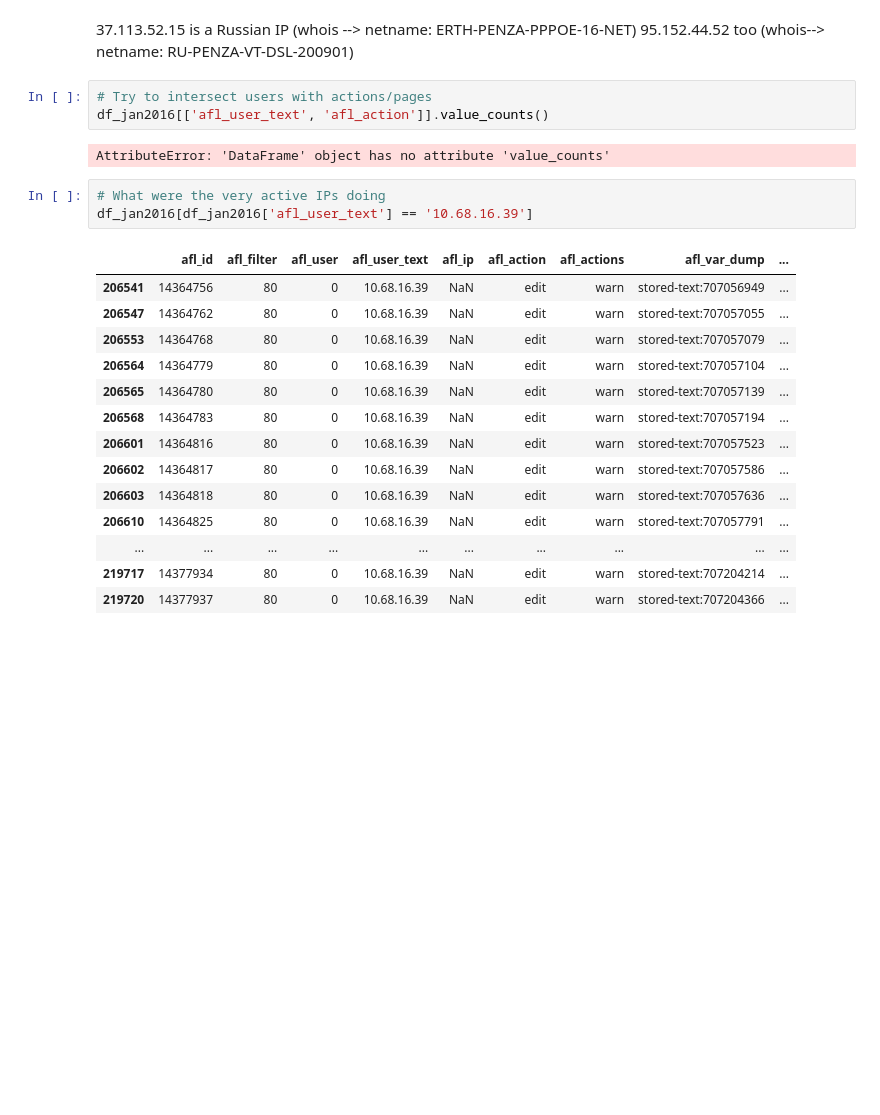
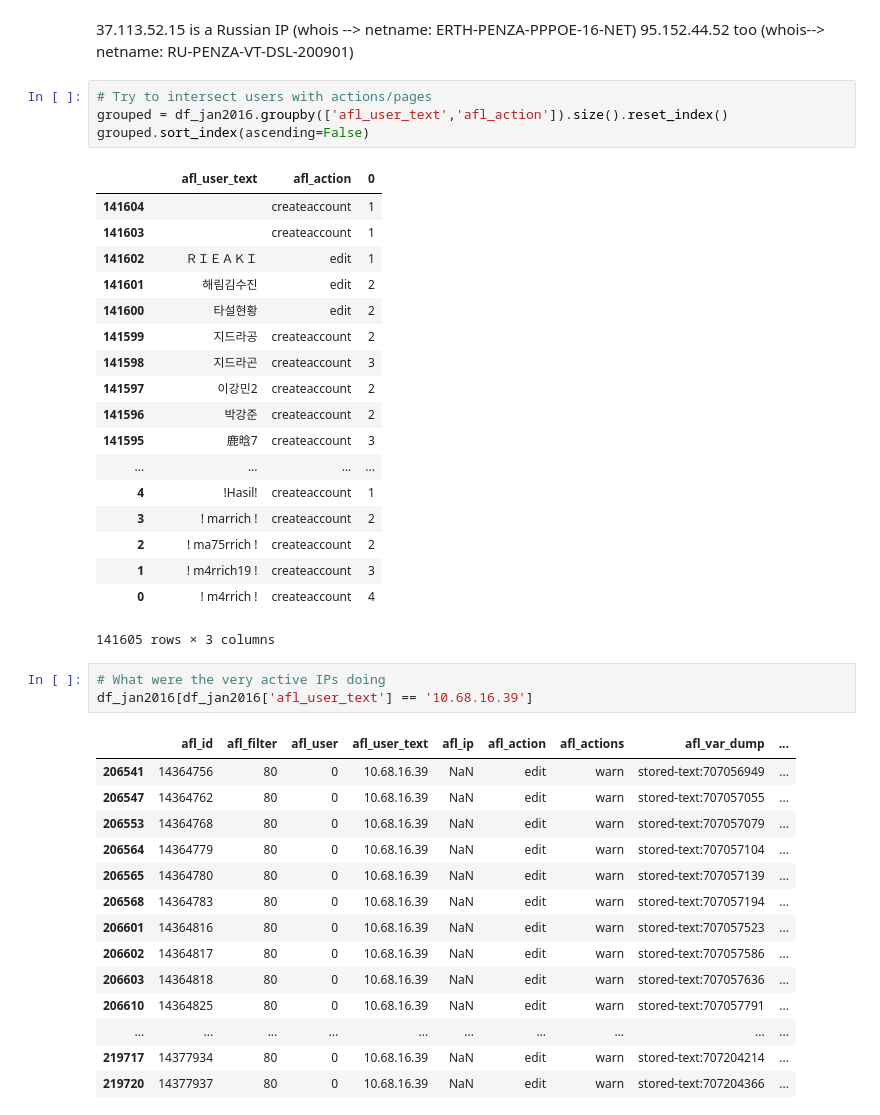
Before and after one commit to lusy/wikifilters, a Jupyter notebook: src/explore.ipynb, the cells around one changed output. Saved outputs shown, nothing was run; the diff lists cells and outputs as text; blank space fills up the shorter version.

```diff
--- a/src/explore.ipynb
+++ b/src/explore.ipynb
@@ -367,9 +367,27 @@ Name: afl_user_text, Length: 139586, dtype: int64
 95.152.44.52 too (whois--> netname:        RU-PENZA-VT-DSL-200901)
 # %%
 # Try to intersect users with actions/pages
-df_jan2016[['afl_user_text', 'afl_action']].value_counts()
+grouped = df_jan2016.groupby(['afl_user_text','afl_action']).size().reset_index()
+grouped.sort_index(ascending=False)
 # %% [output]
+|  | afl_user_text | afl_action | 0 |
+| 141604 | ﾠﾠﾠﾠﾠﾠﾠﾠﾠ | createaccount | 1 |
+| 141603 | ﾠﾠﾠ | createaccount | 1 |
+| 141602 | ＲＩＥＡＫＩ | edit | 1 |
+| 141601 | 해림김수진 | edit | 2 |
+| 141600 | 타설현황 | edit | 2 |
+| 141599 | 지드라공 | createaccount | 2 |
+| 141598 | 지드라곤 | createaccount | 3 |
+| 141597 | 이강민2 | createaccount | 2 |
+| 141596 | 박강준 | createaccount | 2 |
+| 141595 | 鹿晗7 | createaccount | 3 |
+| ... | ... | ... | ... |
+| 4 | !Hasil! | createaccount | 1 |
+| 3 | ! marrich ! | createaccount | 2 |
+| 2 | ! ma75rrich ! | createaccount | 2 |
+| 1 | ! m4rrich19 ! | createaccount | 3 |
+| 0 | ! m4rrich ! | createaccount | 4 |
-AttributeError: 'DataFrame' object has no attribute 'value_counts'
+141605 rows × 3 columns
 # %%
 # What were the very active IPs doing
 df_jan2016[df_jan2016['afl_user_text'] == '10.68.16.39']
```
Also changed, not shown: parts of 18 cells of this notebook.
